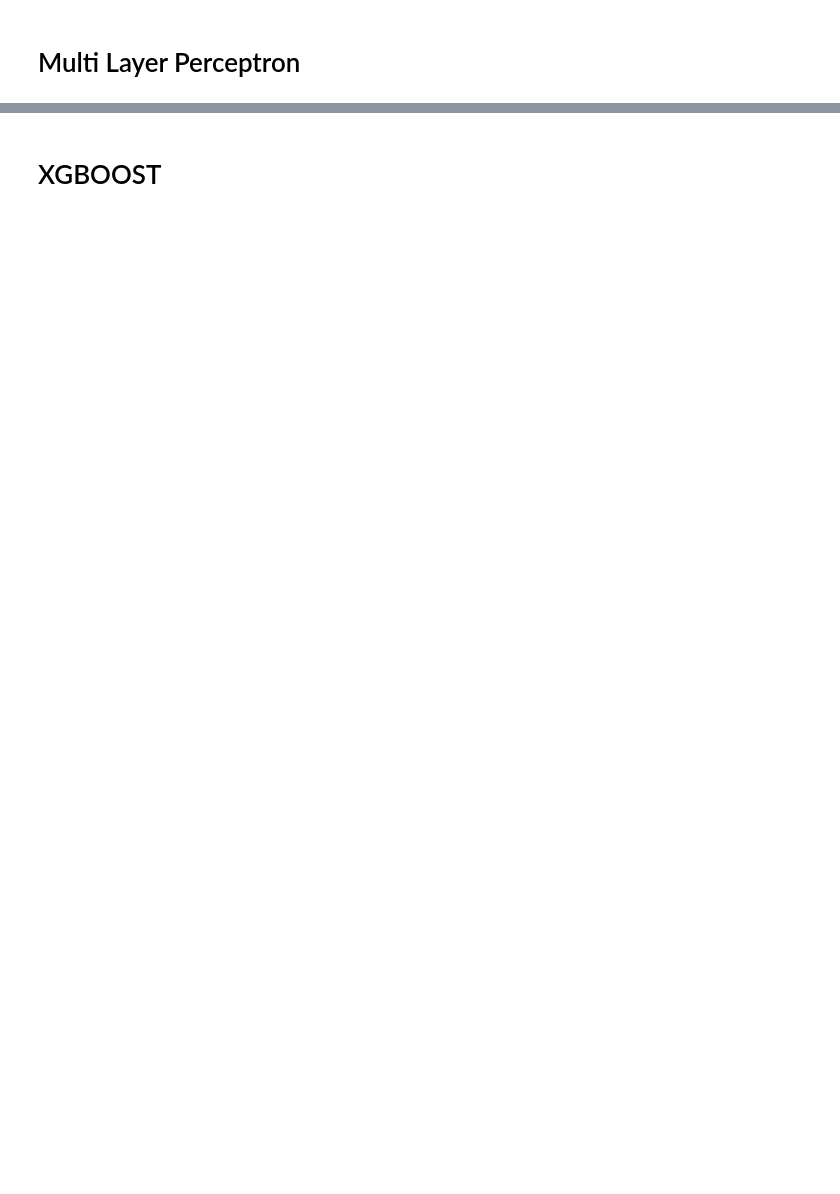
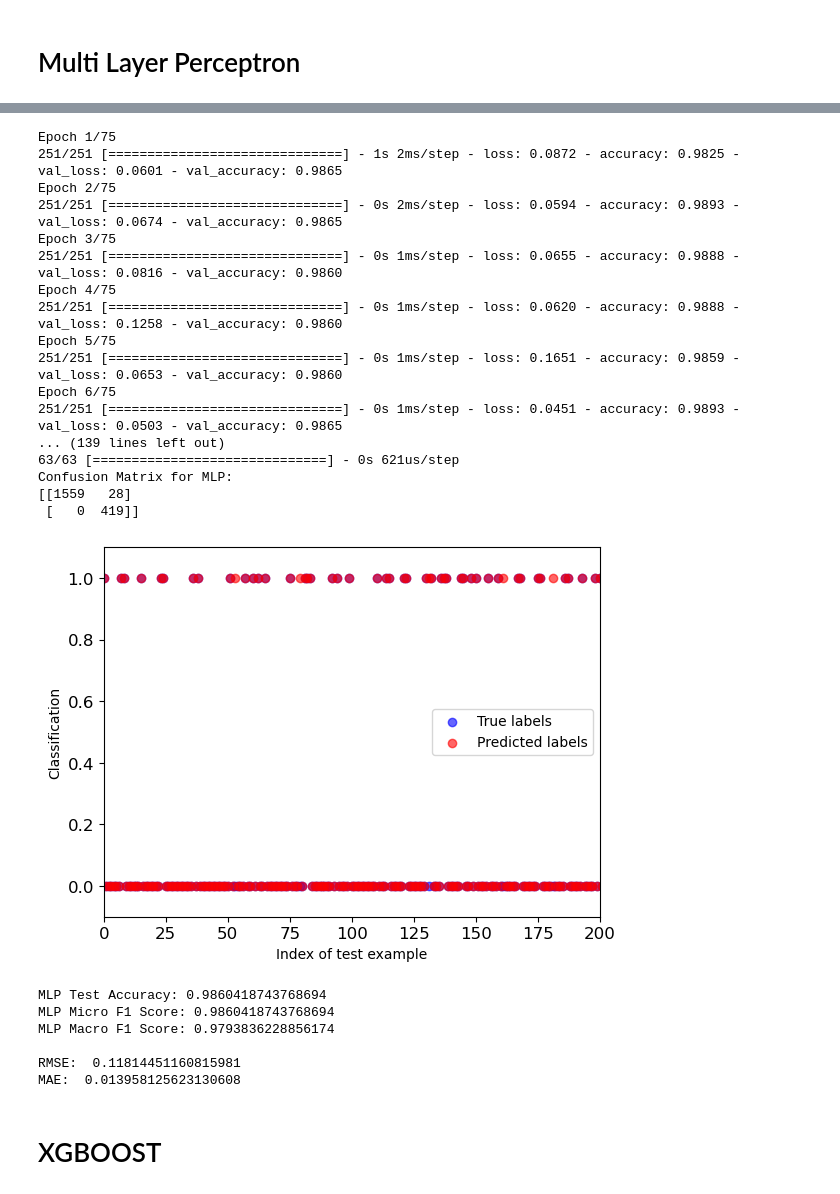
Before and after one commit to trevorsweigart/pha-classification, a Jupyter notebook: pha-classification.ipynb, the cells around one changed output, grey strips where cells are left out. Drawn from its saved outputs; the diff is of its cells as text; code cells hidden in the pictures; blank space fills up the shorter version.

```diff
--- a/pha-classification.ipynb
+++ b/pha-classification.ipynb
@@ -260,6 +282,17 @@ def MLP():
     cm_mlp = confusion_matrix(y_test, y_pred)
     print("Confusion Matrix for MLP:")
     print(cm_mlp)
+    (print)
+
+    indices = np.arange(len(y_test))
+    plt.scatter(indices, y_test, color="blue", label="True labels", alpha=0.6)
+    plt.scatter(indices, y_pred, color="red", label="Predicted labels", alpha=0.6)
+    plt.xlabel("Index of test example", fontsize=10)
+    plt.ylabel("Classification", fontsize=10, rotation=90)
+    plt.ylim(-0.1, 1.1)
+    plt.xlim(0, 200)
+    plt.legend()
+    plt.show()
 
     return model, history, mlp_accuracy, mlp_microf1, mlp_macrof1, mlp_rmse, mlp_mae
 
@@ -291,3 +316,27 @@ MAE:  0.013459621136590228
+Epoch 1/75
+251/251 [==============================] - 1s 2ms/step - loss: 0.0872 - accuracy: 0.9825 - val_loss: 0.0601 - val_accuracy: 0.9865
+Epoch 2/75
+251/251 [==============================] - 0s 2ms/step - loss: 0.0594 - accuracy: 0.9893 - val_loss: 0.0674 - val_accuracy: 0.9865
+Epoch 3/75
+251/251 [==============================] - 0s 1ms/step - loss: 0.0655 - accuracy: 0.9888 - val_loss: 0.0816 - val_accuracy: 0.9860
+Epoch 4/75
+251/251 [==============================] - 0s 1ms/step - loss: 0.0620 - accuracy: 0.9888 - val_loss: 0.1258 - val_accuracy: 0.9860
+Epoch 5/75
+251/251 [==============================] - 0s 1ms/step - loss: 0.1651 - accuracy: 0.9859 - val_loss: 0.0653 - val_accuracy: 0.9860
+Epoch 6/75
+251/251 [==============================] - 0s 1ms/step - loss: 0.0451 - accuracy: 0.9893 - val_loss: 0.0503 - val_accuracy: 0.9865
+... (139 lines left out)
+63/63 [==============================] - 0s 621us/step
+Confusion Matrix for MLP:
+[[1559   28]
+ [   0  419]]
+[figure, added]
+MLP Test Accuracy: 0.9860418743768694
+MLP Micro F1 Score: 0.9860418743768694
+MLP Macro F1 Score: 0.9793836228856174
+
+RMSE:  0.11814451160815981
+MAE:  0.013958125623130608
 # %% [markdown]
 # XGBOOST
 # %%
```
Also changed, not shown: parts of 4 cells of this notebook.
